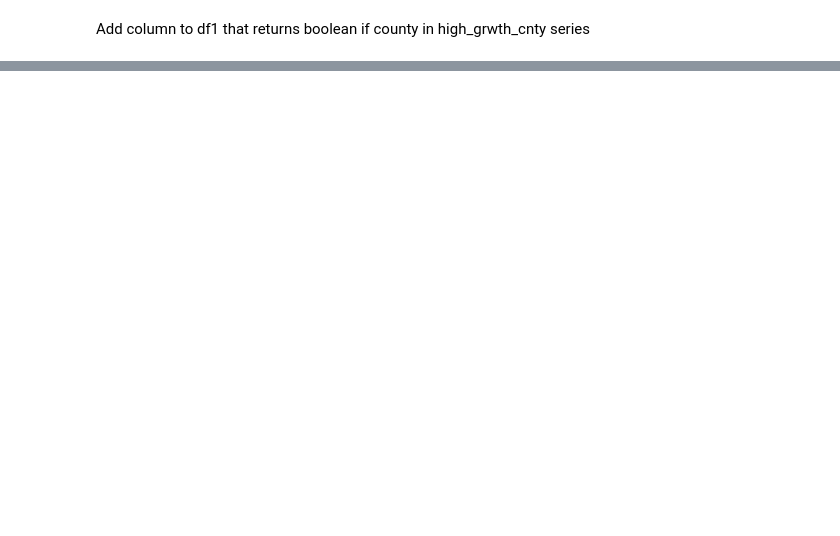
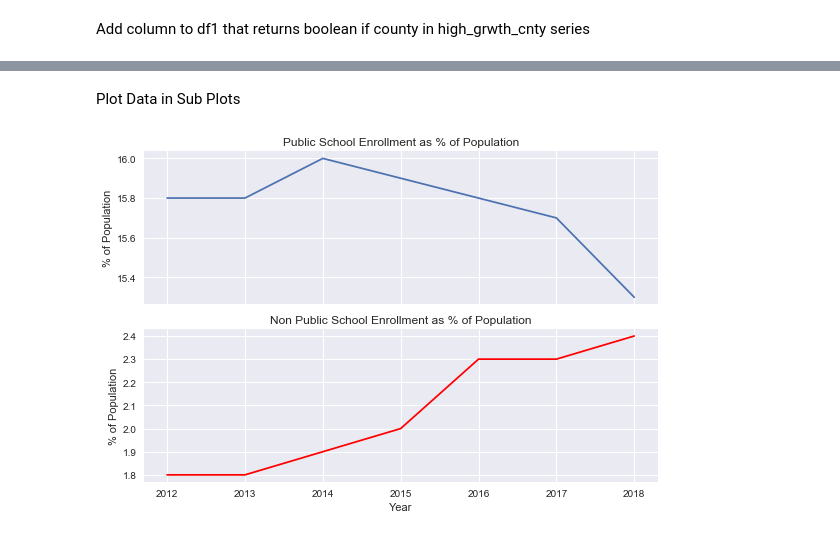
Before and after one commit to jasgarcia/NCGrowth, a Jupyter notebook: NC_County_PubSchEnroll.ipynb, the cells around one changed output, grey strips where cells are left out. Drawn from its saved outputs; the diff is of its cells as text; code cells hidden in the pictures; blank space fills up the shorter version.

```diff
--- a/NC_County_PubSchEnroll.ipynb
+++ b/NC_County_PubSchEnroll.ipynb
@@ -121,0 +120,9 @@ xtab.head(15)
+# %%
+df2 = df1.groupby(['Year', 'High_Growth'])['PercPop_PSEnrolled', 'PercPop_NPSEnrolled'].mean().reset_index()
+df2['PercPop_PSEnrolled'] = round(df2['PercPop_PSEnrolled']*100,1)
+df2['PercPop_NPSEnrolled'] = round(df2['PercPop_NPSEnrolled']*100,1)
+
+
+df2.head(8)
+
+#df.groupby(['name', 'id', 'dept'])['total_sale'].mean().reset_index()
@@ -121,0 +139,34 @@ xtab.head(15)
+# %% [markdown]
+Plot Data in Sub Plots
+# %%
+hgfilt = df2['High_Growth']
+
+# create data for axes
+hgyr = df2.loc[hgfilt,'Year'].to_numpy()
+highGrowthPS = df2.loc[hgfilt,'PercPop_PSEnrolled'].to_numpy()
+
+nhgyr = df2.loc[hgfilt,'Year'].to_numpy()
+highGrowthNPS = df2.loc[ hgfilt,'PercPop_NPSEnrolled']
+
+
+#plot data
+plt.style.use('seaborn')
+fig, (ax1,ax2) = plt.subplots(nrows = 2, ncols = 1, sharex = True)
+
+ax1.plot(hgyr,highGrowthPS, label = 'High Growth Public School Enrollment' )
+ax1.set_title('Public School Enrollment as % of Population')
+#ax1.set_xlabel('Year') #using sharex
+ax1.set_ylabel('% of Population')
+
+ax2.plot(nhgyr,highGrowthNPS, label = 'High Growth Non Public School Enrollment' , c = 'r')
+#ax2.legend()
+ax2.set_title('Non Public School Enrollment as % of Population')
+ax2.set_xlabel('Year')
+ax2.set_ylabel('% of Population')
+
+plt.tight_layout()
+plt.show()
+
+fig.savefig('img/HighGrowthCnty_PubNonPubSchEnroll.png')
+# %% [output]
+[figure, added]
```
Also changed, not shown: parts of 12 cells of this notebook, 7 other files.
